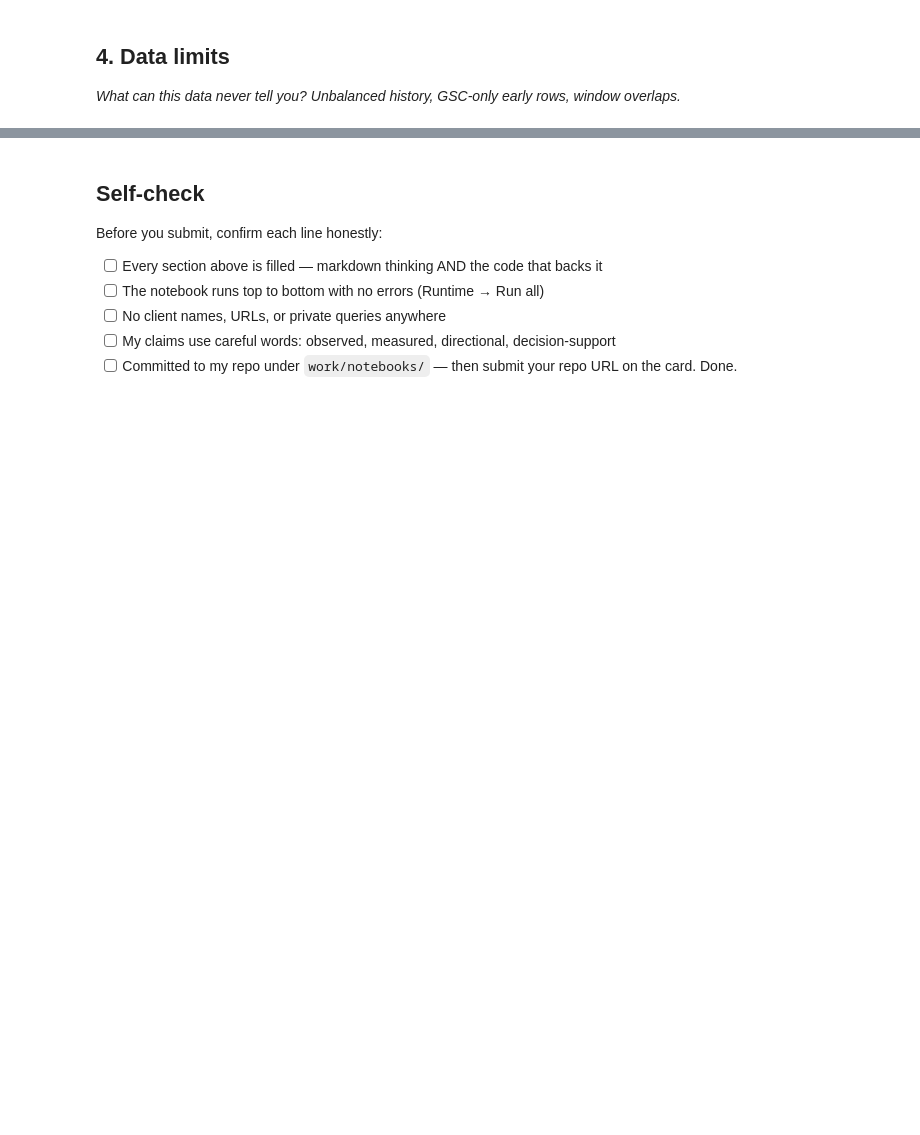
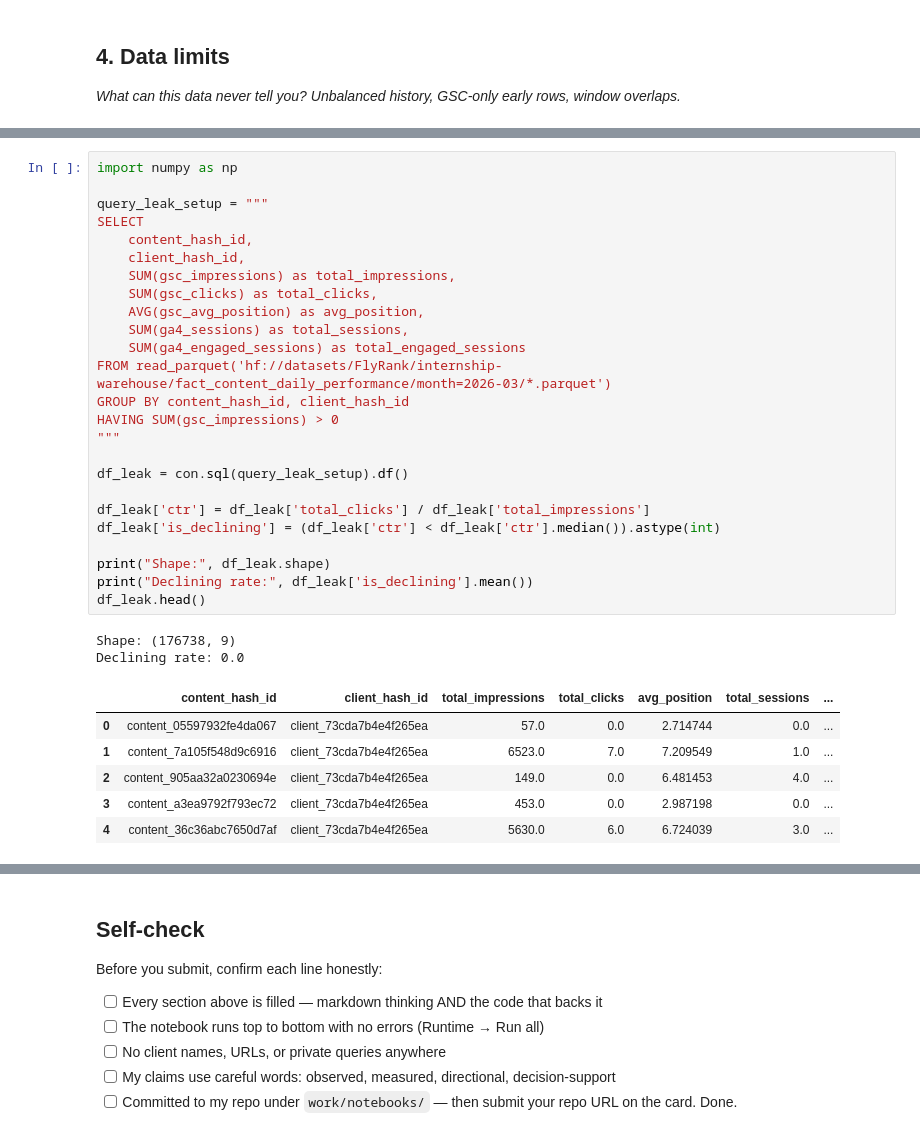
Before and after one commit to Awais-Ahmad10/flyrank_ml_internship, a Jupyter notebook: work/notebooks/w03_data_contract.ipynb, the cells around one changed output, grey strips where cells are left out. Drawn from its saved outputs; the diff is of its cells as text; blank space fills up the shorter version.

```diff
--- a/work/notebooks/w03_data_contract.ipynb
+++ b/work/notebooks/w03_data_contract.ipynb
@@ -36,0 +169,34 @@ This skeleton is yours to fill. Work the sections **in order** — each one has
+# %%
+import numpy as np
+
+query_leak_setup = """
+SELECT
+    content_hash_id,
+    client_hash_id,
+    SUM(gsc_impressions) as total_impressions,
+    SUM(gsc_clicks) as total_clicks,
+    AVG(gsc_avg_position) as avg_position,
+    SUM(ga4_sessions) as total_sessions,
+    SUM(ga4_engaged_sessions) as total_engaged_sessions
+FROM read_parquet('hf://datasets/FlyRank/internship-warehouse/fact_content_daily_performance/month=2026-03/*.parquet')
+GROUP BY content_hash_id, client_hash_id
+HAVING SUM(gsc_impressions) > 0
+"""
+
+df_leak = con.sql(query_leak_setup).df()
+
+df_leak['ctr'] = df_leak['total_clicks'] / df_leak['total_impressions']
+df_leak['is_declining'] = (df_leak['ctr'] < df_leak['ctr'].median()).astype(int)
+
+print("Shape:", df_leak.shape)
+print("Declining rate:", df_leak['is_declining'].mean())
+df_leak.head()
+# %% [output]
+Shape: (176738, 9)
+Declining rate: 0.0
+|  | content_hash_id | client_hash_id | total_impressions | total_clicks | avg_position | total_sessions | ... |
+| 0 | content_05597932fe4da067 | client_73cda7b4e4f265ea | 57.0 | 0.0 | 2.714744 | 0.0 | ... |
+| 1 | content_7a105f548d9c6916 | client_73cda7b4e4f265ea | 6523.0 | 7.0 | 7.209549 | 1.0 | ... |
+| 2 | content_905aa32a0230694e | client_73cda7b4e4f265ea | 149.0 | 0.0 | 6.481453 | 4.0 | ... |
+| 3 | content_a3ea9792f793ec72 | client_73cda7b4e4f265ea | 453.0 | 0.0 | 2.987198 | 0.0 | ... |
+| 4 | content_36c36abc7650d7af | client_73cda7b4e4f265ea | 5630.0 | 6.0 | 6.724039 | 3.0 | ... |
```
Also changed, not shown: parts of 20 cells of this notebook.
